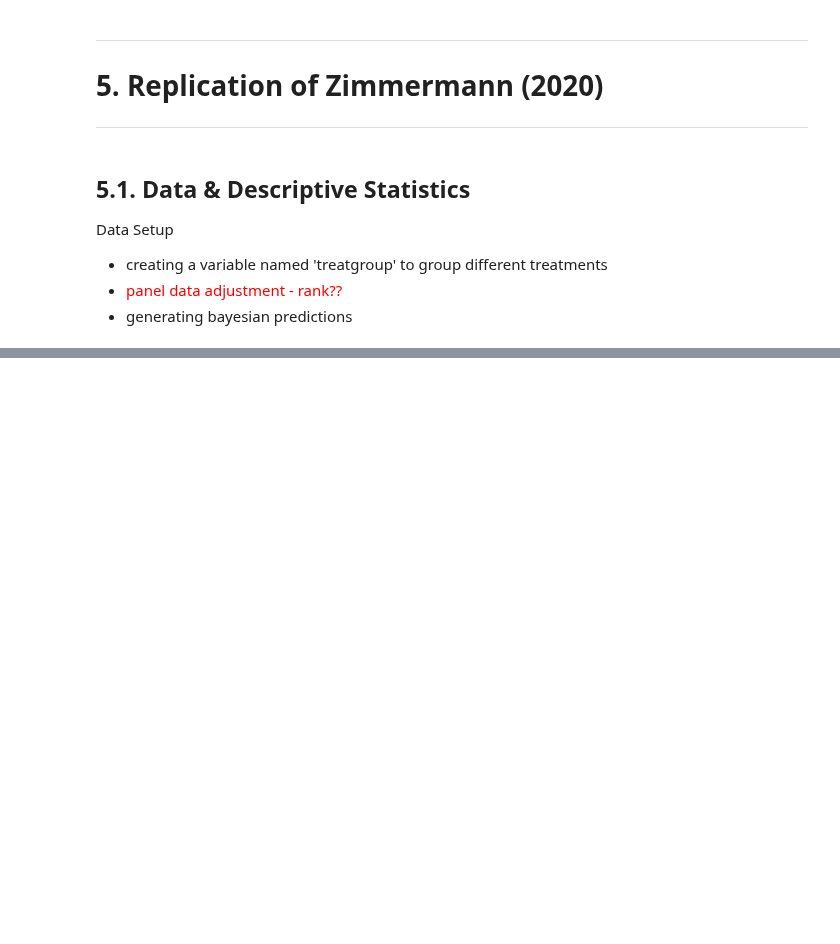
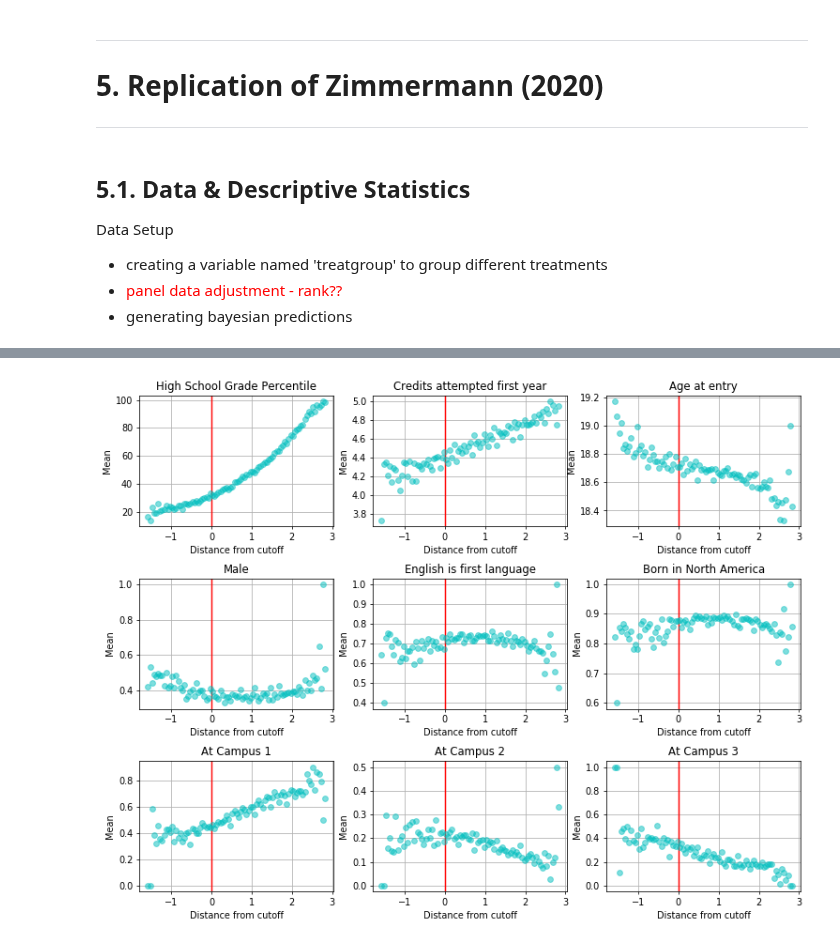
Before and after one commit to aysuavci/ose-data-science-course-project-aysuavci, a Jupyter notebook: example_project.ipynb, the cells around one changed output, grey strips where cells are left out. Cells and saved outputs as stored; diff of their text form; code cells hidden in the pictures; blank space fills up the shorter version.

Commit message:
Revert "data code"
This reverts commit 45a96c8821752da83c866ef4a69e30b2bc25ac4f.

```diff
--- a/example_project.ipynb
+++ b/example_project.ipynb
@@ -85,0 +95,3 @@ pd.set_option("display.max.rows", 30)
+# %%
+cov_descriptives = describe_covariates_at_cutoff(sample06,bandwidth=0.1)
+cov_descriptives
@@ -85,0 +113,4 @@ pd.set_option("display.max.rows", 30)
+# %%
+plot_covariates(data=data, descriptive_table=cov_descriptives,bins = 'dist_from_cut_med05')
+# %% [output]
+[figure, added]
```
Also changed, not shown: parts of 112 cells of this notebook.
